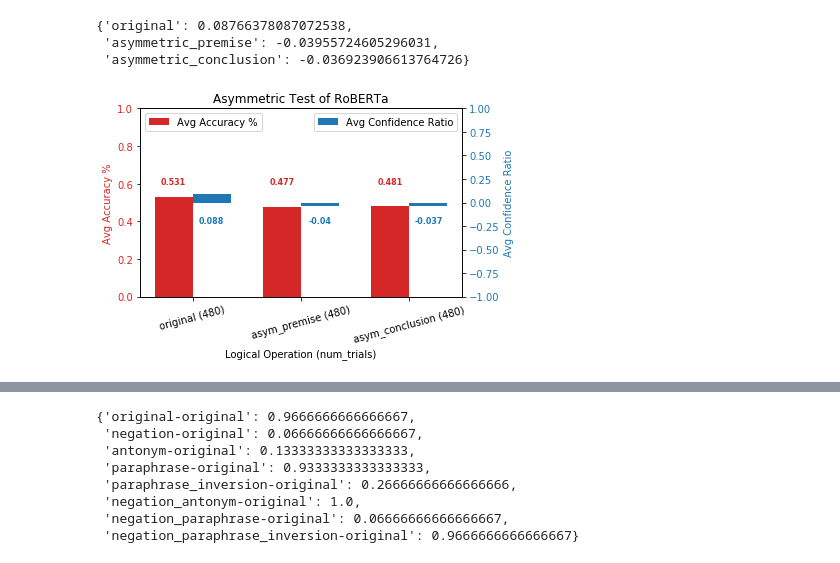
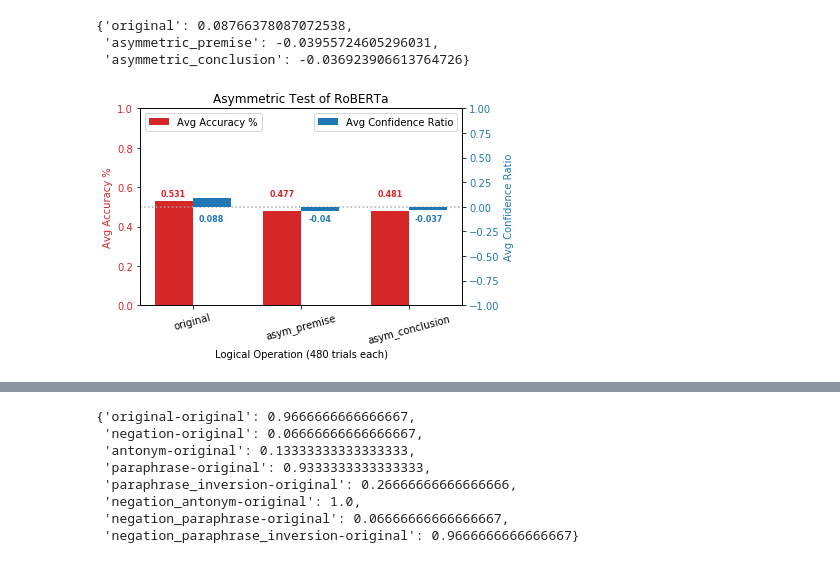
Before and after one commit to shaoxia57/common_sense_embedding_analysis, a Jupyter notebook: Generate_Plots.ipynb, the cells around one changed output, grey strips where cells are left out. Drawn from its saved outputs; the diff is of its cells as text; code cells hidden in the pictures.

```diff
--- a/Generate_Plots.ipynb
+++ b/Generate_Plots.ipynb
@@ -29,7 +37,7 @@ with open("truism_data/social_data.json", "r") as f:
 # %%
 templates = get_templates([physical_params, material_params, social_params])
 # %%
-templates
+templates = {}
 # %% [output]
 {'4': {}, '1': {}, '3': {}, '2': {}}
 # %%
@@ -120,6 +128,7 @@ def display_two_axis_bar_plot(x_labels, x_label, left_units, right_units,
     autolabel(rects2, ax2, "tab:blue", True)
 
     ax1.set_title(title)
+    ax1.axhline(y=0.5,color="darkgray", linestyle=":")
 
     fig.tight_layout()  # otherwise the right y-label is slightly clipped
     if save:
@@ -323,17 +333,17 @@ grouped_logical_ratio
  'asymmetric_premise': -0.03955724605296031,
  'asymmetric_conclusion': -0.036923906613764726}
 # %%
-x_labels = ["original (480)", "asym_premise (480)", "asym_conclusion (480)"]
-x_label = "Logical Operation (num_trials)"
+x_labels = ["original", "asym_premise", "asym_conclusion"]
+x_label = "Logical Operation (480 trials each)"
 left_units = "Avg Accuracy %"
 right_units = "Avg Confidence Ratio"
 left_bar_data = [round(grouped_logical_accuracy[key], 3) for key in grouped_logical_ratio]
 right_bar_data = [round(grouped_logical_ratio[key], 3) for key in grouped_logical_ratio]
 title = "Asymmetric Test of RoBERTa"
 display_two_axis_bar_plot(x_labels, x_label, left_units, right_units,
-                              left_bar_data, right_bar_data, title, True)
+                              left_bar_data, right_bar_data, title, False)
 # %% [output]
-[figure, old version]
+[figure, new version]
 # %%
 more_vs_less = {"more" : {}, "less" : {}}
 # %%
```
Also changed, not shown: parts of 18 cells of this notebook, 2 other files.
